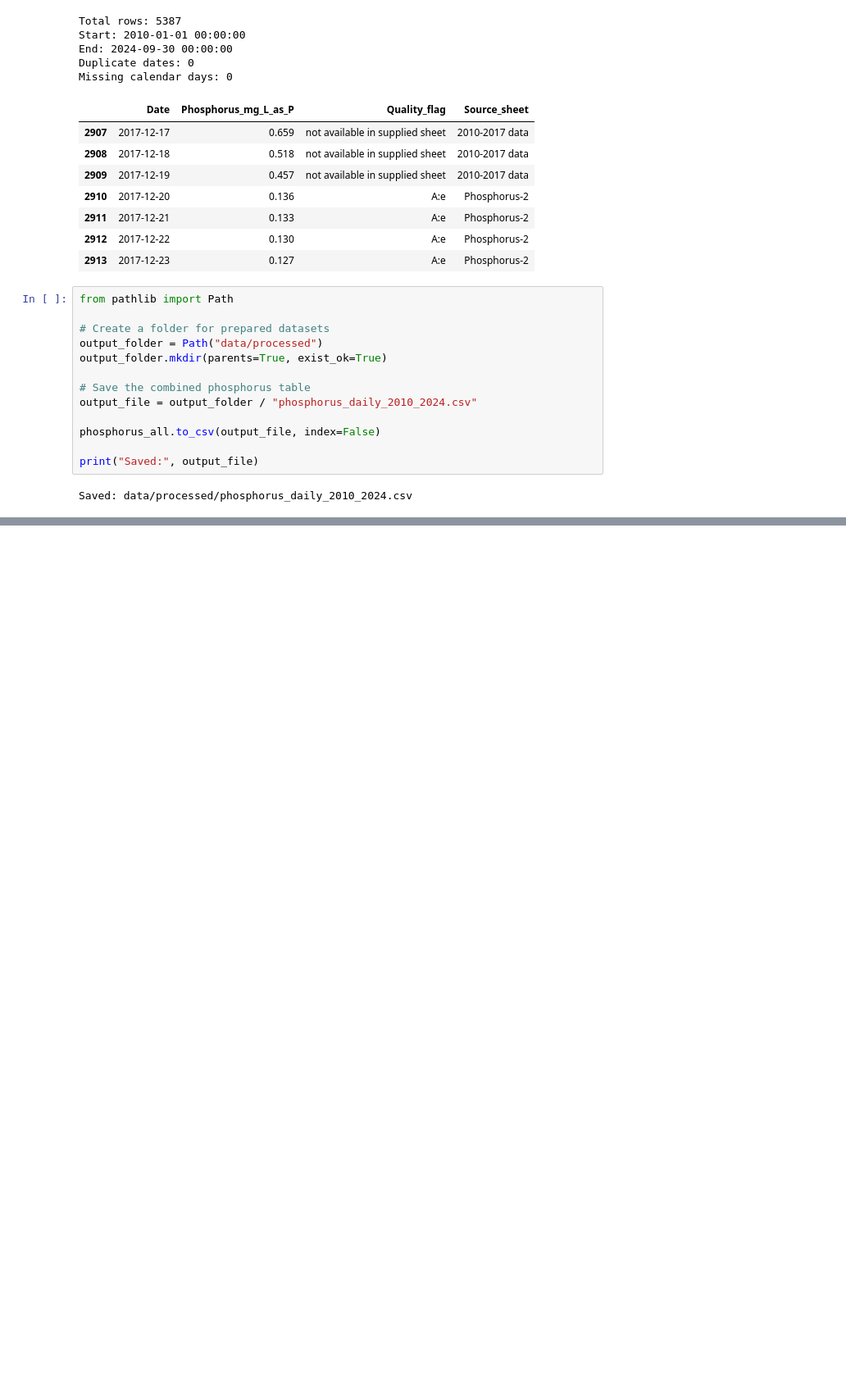
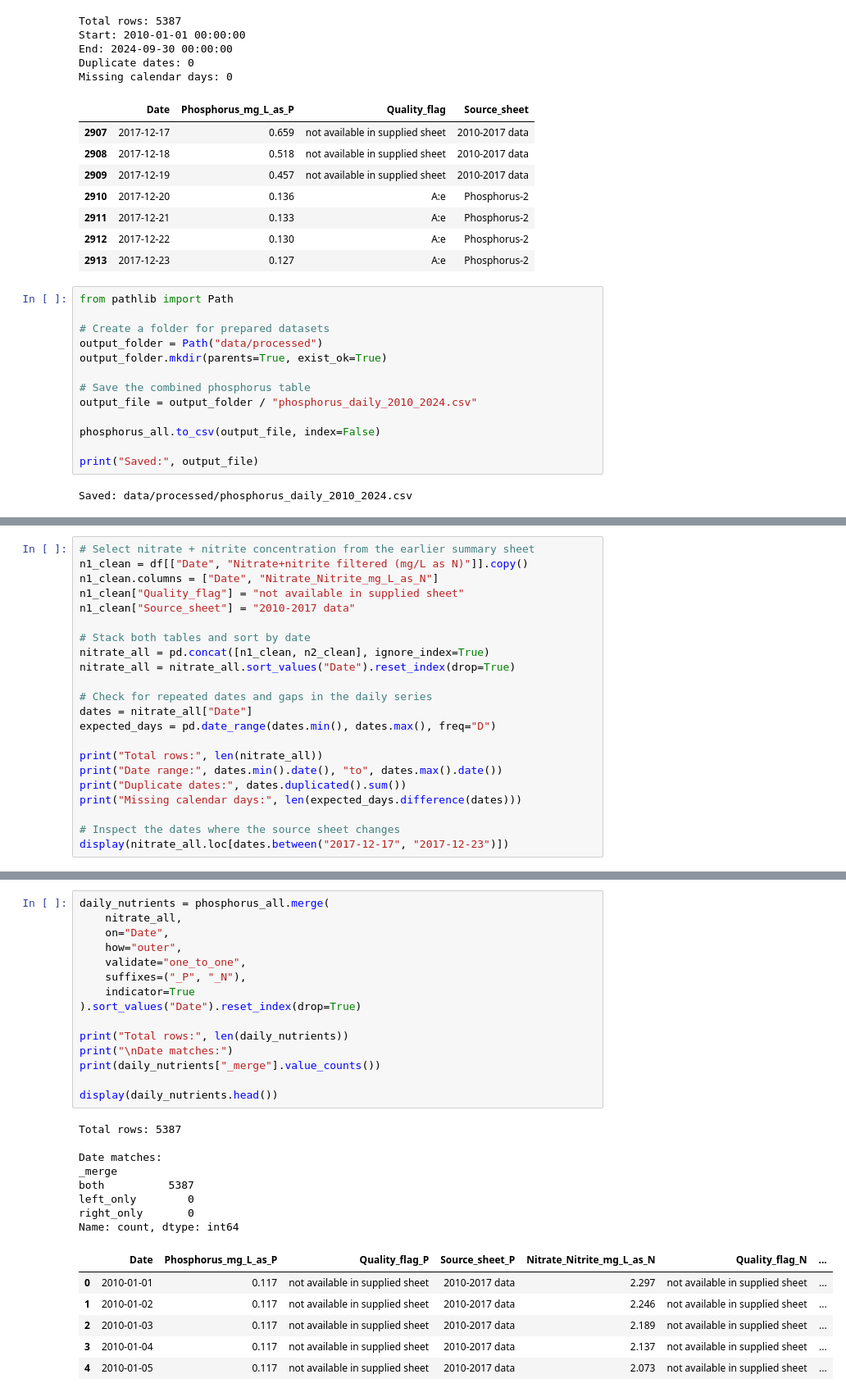
Before and after one commit to TechSphere2025/water-quality-forecasting, a Jupyter notebook: 01_understanding_data.ipynb, the cells around one changed output, grey strips where cells are left out. Shown at 82% size. Cells and saved outputs as stored; diff of their text form; blank space fills up the shorter version.

```diff
--- a/01_understanding_data.ipynb
+++ b/01_understanding_data.ipynb
@@ -574,0 +666,22 @@ files.download(str(output_file))
+# %%
+# Select nitrate + nitrite concentration from the earlier summary sheet
+n1_clean = df[["Date", "Nitrate+nitrite filtered (mg/L as N)"]].copy()
+n1_clean.columns = ["Date", "Nitrate_Nitrite_mg_L_as_N"]
+n1_clean["Quality_flag"] = "not available in supplied sheet"
+n1_clean["Source_sheet"] = "2010-2017 data"
+
+# Stack both tables and sort by date
+nitrate_all = pd.concat([n1_clean, n2_clean], ignore_index=True)
+nitrate_all = nitrate_all.sort_values("Date").reset_index(drop=True)
+
+# Check for repeated dates and gaps in the daily series
+dates = nitrate_all["Date"]
+expected_days = pd.date_range(dates.min(), dates.max(), freq="D")
+
+print("Total rows:", len(nitrate_all))
+print("Date range:", dates.min().date(), "to", dates.max().date())
+print("Duplicate dates:", dates.duplicated().sum())
+print("Missing calendar days:", len(expected_days.difference(dates)))
+
+# Inspect the dates where the source sheet changes
+display(nitrate_all.loc[dates.between("2017-12-17", "2017-12-23")])
@@ -574,0 +701,30 @@ files.download(str(output_file))
+# %%
+daily_nutrients = phosphorus_all.merge(
+    nitrate_all,
+    on="Date",
+    how="outer",
+    validate="one_to_one",
+    suffixes=("_P", "_N"),
+    indicator=True
+).sort_values("Date").reset_index(drop=True)
+
+print("Total rows:", len(daily_nutrients))
+print("\nDate matches:")
+print(daily_nutrients["_merge"].value_counts())
+
+display(daily_nutrients.head())
+# %% [output]
+Total rows: 5387
+
+Date matches:
+_merge
+both          5387
+left_only        0
+right_only       0
+Name: count, dtype: int64
+|  | Date | Phosphorus_mg_L_as_P | Quality_flag_P | Source_sheet_P | Nitrate_Nitrite_mg_L_as_N | Quality_flag_N | ... |
+| 0 | 2010-01-01 | 0.117 | not available in supplied sheet | 2010-2017 data | 2.297 | not available in supplied sheet | ... |
+| 1 | 2010-01-02 | 0.117 | not available in supplied sheet | 2010-2017 data | 2.246 | not available in supplied sheet | ... |
+| 2 | 2010-01-03 | 0.117 | not available in supplied sheet | 2010-2017 data | 2.189 | not available in supplied sheet | ... |
+| 3 | 2010-01-04 | 0.117 | not available in supplied sheet | 2010-2017 data | 2.137 | not available in supplied sheet | ... |
+| 4 | 2010-01-05 | 0.117 | not available in supplied sheet | 2010-2017 data | 2.073 | not available in supplied sheet | ... |
```
Also changed, not shown: parts of 9 cells of this notebook.
